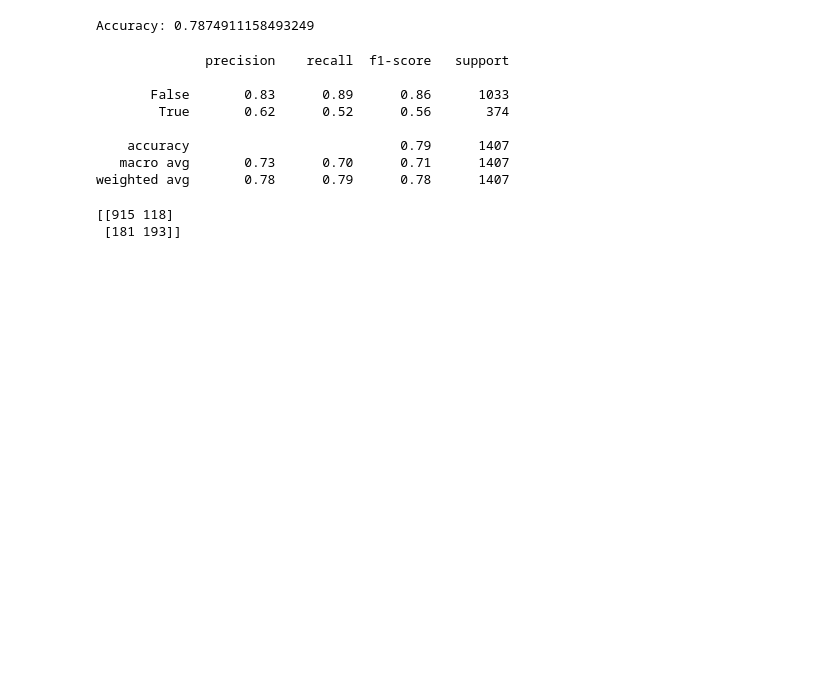
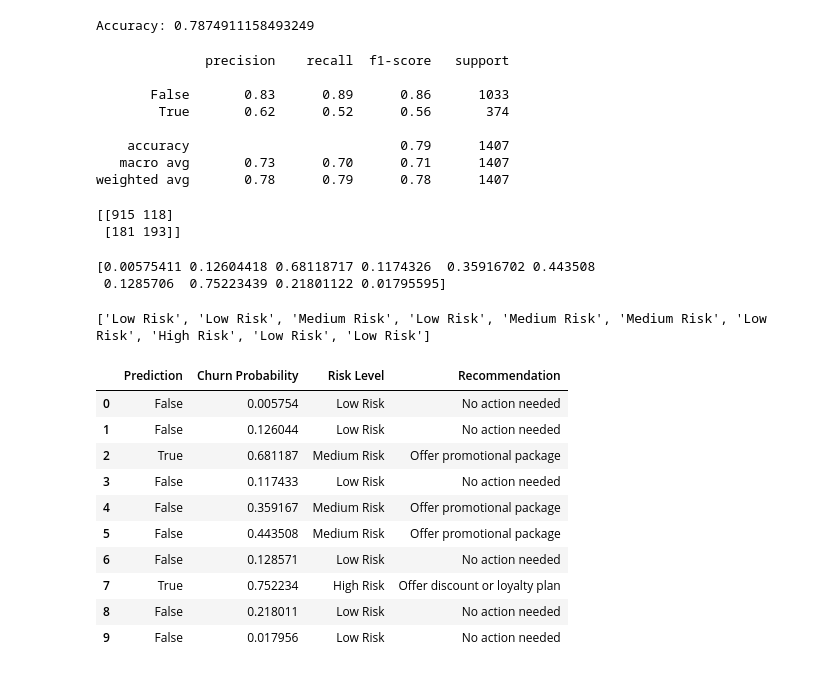
Before and after one commit to MethmiNPCS/customer-churn-prediction-ml, a Jupyter notebook: notebooks/logistic_regression_model.ipynb, the cells around one changed output. Drawn from its saved outputs; the diff is of its cells as text; code cells hidden in the pictures; blank space fills up the shorter version.

```diff
--- a/notebooks/logistic_regression_model.ipynb
+++ b/notebooks/logistic_regression_model.ipynb
@@ -63,3 +63,57 @@ print(cm)
 # %% [output]
 [[915 118]
  [181 193]]
+# %%
+probabilities = model.predict_proba(X_test)
+
+churn_prob = probabilities[:,1]
+
+print(churn_prob[:10])
+# %% [output]
+[0.00575411 0.12604418 0.68118717 0.1174326  0.35916702 0.443508
+ 0.1285706  0.75223439 0.21801122 0.01795595]
+# %%
+def risk_level(p):
+    if p < 0.3:
+        return "Low Risk"
+    elif p < 0.7:
+        return "Medium Risk"
+    else:
+        return "High Risk"
+
+risk_levels = [risk_level(p) for p in churn_prob]
+
+print(risk_levels[:10])
+# %% [output]
+['Low Risk', 'Low Risk', 'Medium Risk', 'Low Risk', 'Medium Risk', 'Medium Risk', 'Low Risk', 'High Risk', 'Low Risk', 'Low Risk']
+# %%
+def recommendation(risk):
+    if risk == "High Risk":
+        return "Offer discount or loyalty plan"
+    elif risk == "Medium Risk":
+        return "Offer promotional package"
+    else:
+        return "No action needed"
+
+recommendations = [recommendation(r) for r in risk_levels]
+# %%
+results = pd.DataFrame({
+    "Prediction": y_pred,
+    "Churn Probability": churn_prob,
+    "Risk Level": risk_levels,
+    "Recommendation": recommendations
+})
+
+results.head(10)
+# %% [output]
+|  | Prediction | Churn Probability | Risk Level | Recommendation |
+| 0 | False | 0.005754 | Low Risk | No action needed |
+| 1 | False | 0.126044 | Low Risk | No action needed |
+| 2 | True | 0.681187 | Medium Risk | Offer promotional package |
+| 3 | False | 0.117433 | Low Risk | No action needed |
+| 4 | False | 0.359167 | Medium Risk | Offer promotional package |
+| 5 | False | 0.443508 | Medium Risk | Offer promotional package |
+| 6 | False | 0.128571 | Low Risk | No action needed |
+| 7 | True | 0.752234 | High Risk | Offer discount or loyalty plan |
+| 8 | False | 0.218011 | Low Risk | No action needed |
+| 9 | False | 0.017956 | Low Risk | No action needed |
```
Also changed, not shown: parts of 3 cells of this notebook.
